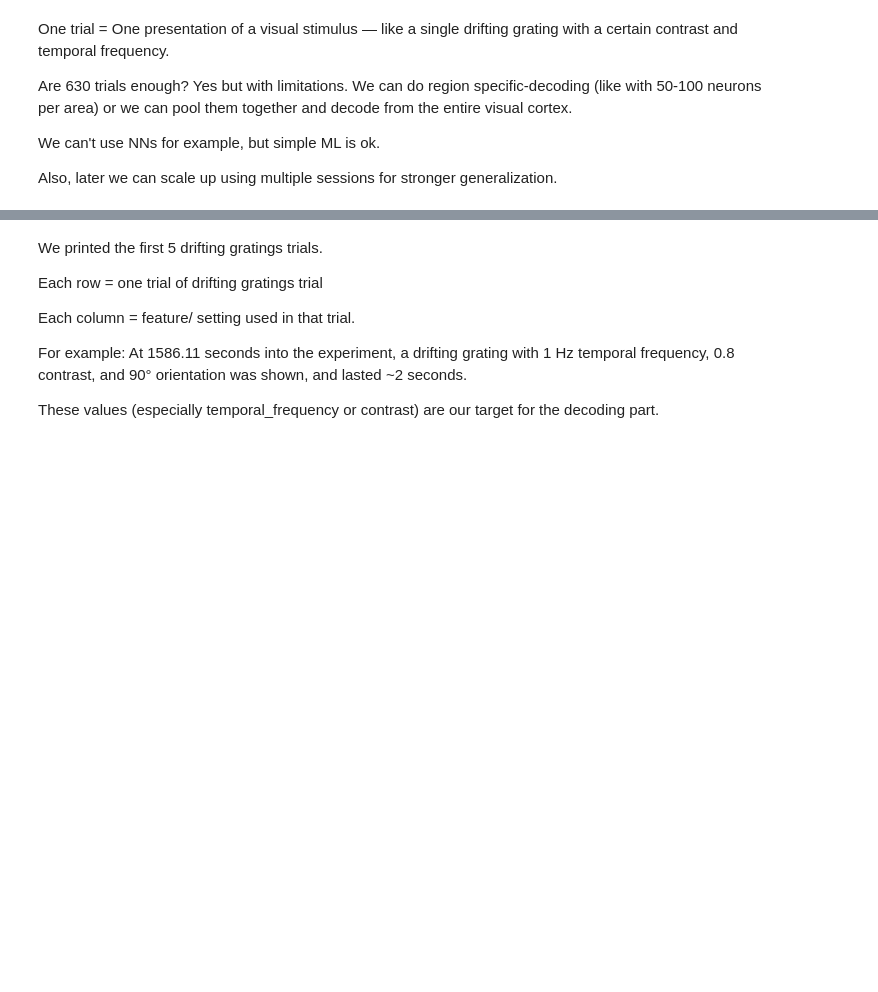
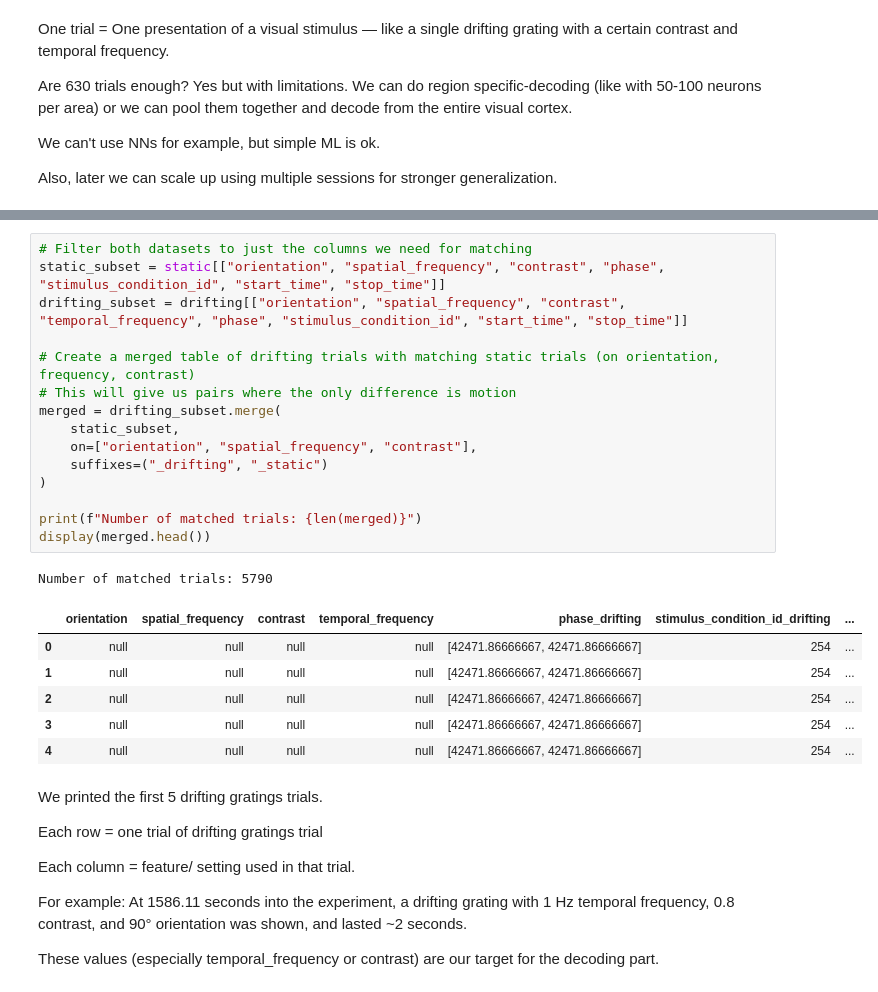
Before and after one commit to emmacristinamora/neuroscience, a Jupyter notebook: exploring_emma.ipynb, the cells around one changed output, grey strips where cells are left out. Saved outputs shown, nothing was run; the diff lists cells and outputs as text; blank space fills up the shorter version.

```diff
--- a/exploring_emma.ipynb
+++ b/exploring_emma.ipynb
@@ -237,3 +295,26 @@ drifting[["start_time", "stop_time", "temporal_frequency", "contrast", "orientat
+# %%
+# Filter both datasets to just the columns we need for matching
+static_subset = static[["orientation", "spatial_frequency", "contrast", "phase", "stimulus_condition_id", "start_time", "stop_time"]]
+drifting_subset = drifting[["orientation", "spatial_frequency", "contrast", "temporal_frequency", "phase", "stimulus_condition_id", "start_time", "stop_time"]]
+
+# Create a merged table of drifting trials with matching static trials (on orientation, frequency, contrast)
+# This will give us pairs where the only difference is motion
+merged = drifting_subset.merge(
+    static_subset,
+    on=["orientation", "spatial_frequency", "contrast"],
+    suffixes=("_drifting", "_static")
+)
+
+print(f"Number of matched trials: {len(merged)}")
+display(merged.head())
+# %% [output]
+Number of matched trials: 5790
+|  | orientation | spatial_frequency | contrast | temporal_frequency | phase_drifting | stimulus_condition_id_drifting | ... |
+| 0 | null | null | null | null | [42471.86666667, 42471.86666667] | 254 | ... |
+| 1 | null | null | null | null | [42471.86666667, 42471.86666667] | 254 | ... |
+| 2 | null | null | null | null | [42471.86666667, 42471.86666667] | 254 | ... |
+| 3 | null | null | null | null | [42471.86666667, 42471.86666667] | 254 | ... |
+| 4 | null | null | null | null | [42471.86666667, 42471.86666667] | 254 | ... |
 # %% [markdown]
 We printed the first 5 drifting gratings trials.
 
```
Also changed, not shown: parts of 4 cells of this notebook, 2 other files.
